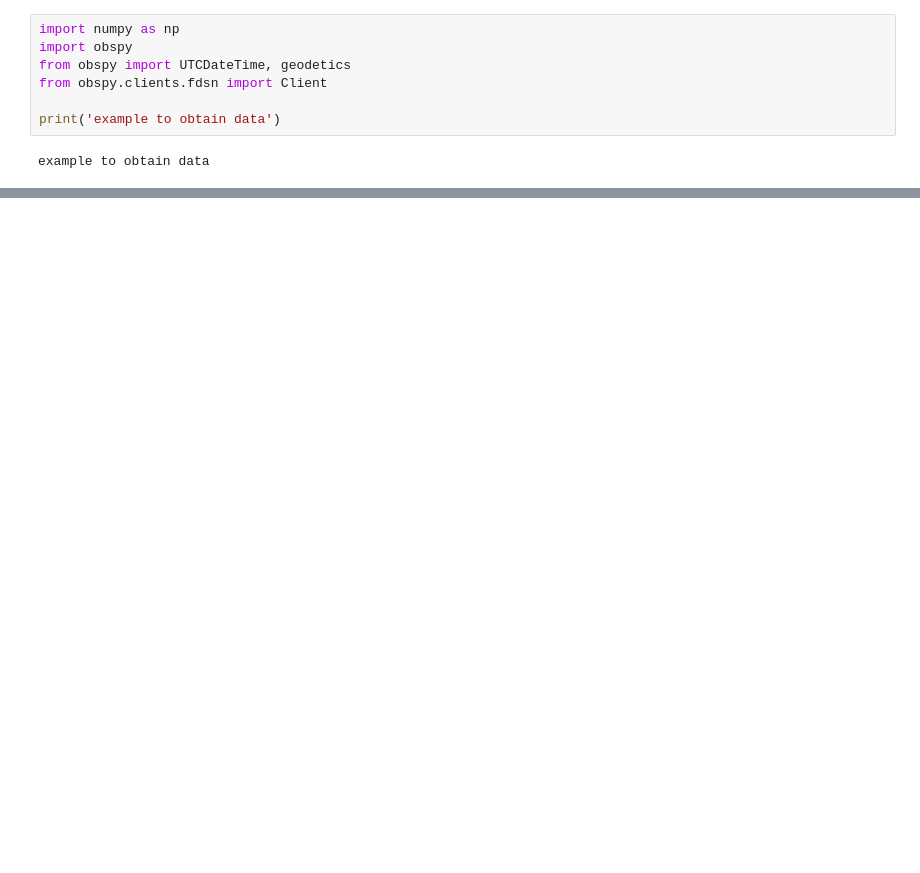
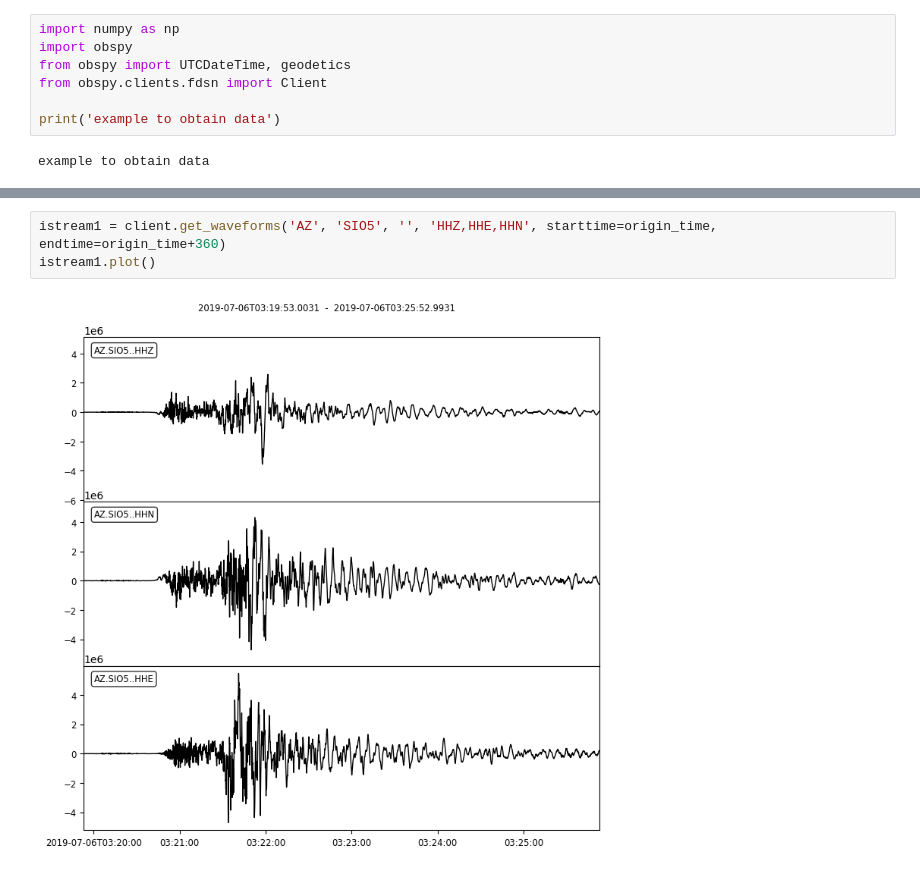
Before and after one commit to wenyfan/SIO161, a Jupyter notebook: Ex6_record.ipynb, the cells around one changed output, grey strips where cells are left out. Cells and saved outputs as stored; diff of their text form; blank space fills up the shorter version.

```diff
--- a/Ex6_record.ipynb
+++ b/Ex6_record.ipynb
@@ -23,0 +60,5 @@ ImportError: Neither Basemap nor Cartopy could be imported.
+# %%
+istream1 = client.get_waveforms('AZ', 'SIO5', '', 'HHZ,HHE,HHN', starttime=origin_time, endtime=origin_time+360)
+istream1.plot()
+# %% [output]
+[figure, added]
```
Also changed, not shown: parts of 8 cells of this notebook.
